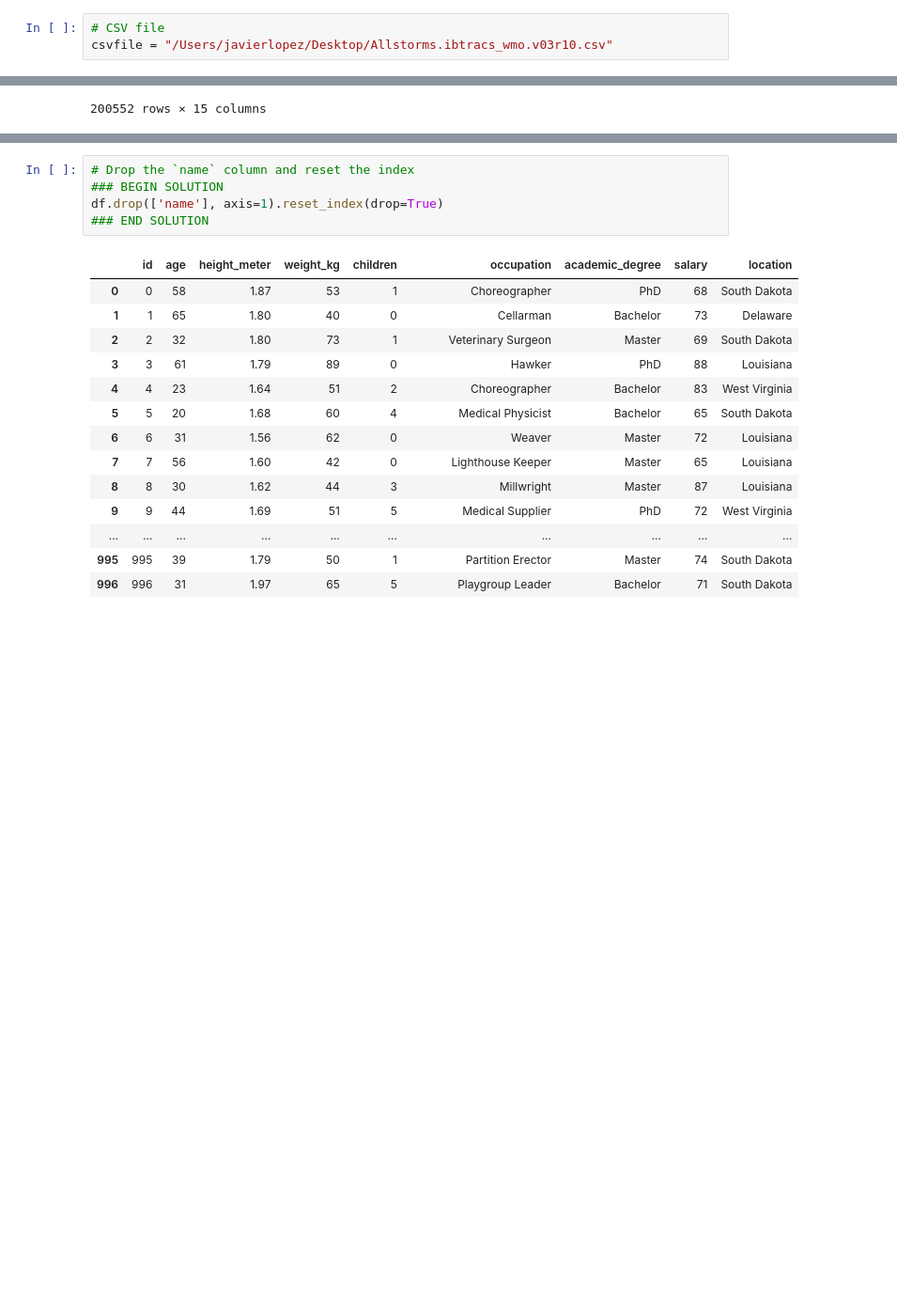
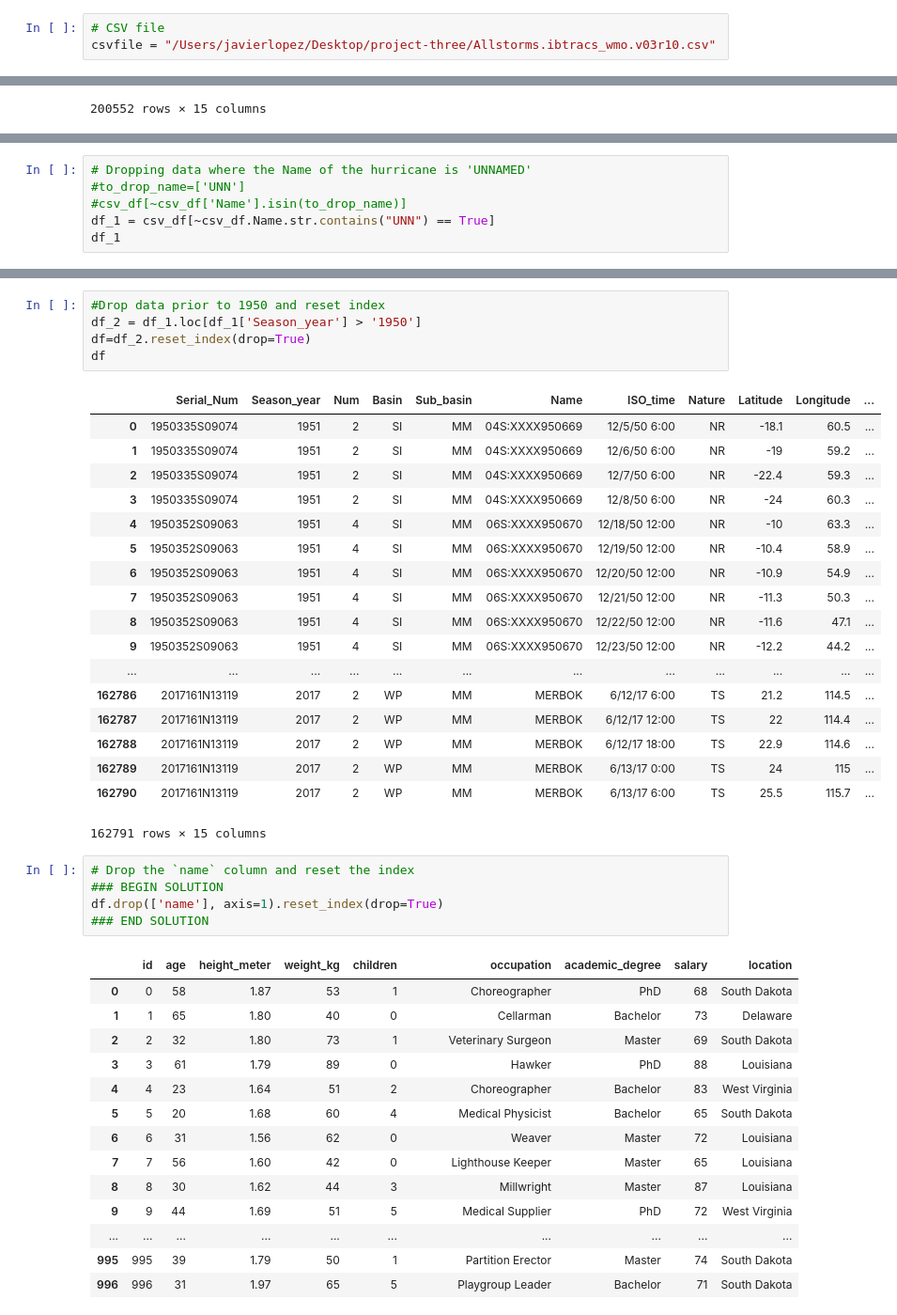
Before and after one commit to abimvas/project-three, a Jupyter notebook: Hurricane Data to SQL.ipynb, the cells around one changed output, grey strips where cells are left out. Shown: that part at 94% size. Drawn from its saved outputs; the diff is of its cells as text; blank space fills up the shorter version.

Commit message:
Update
just an update on data cleaning prior to sql

```diff
--- a/Hurricane Data to SQL.ipynb
+++ b/Hurricane Data to SQL.ipynb
@@ -5,7 +5,7 @@ import regex
 import os
 # %%
 # CSV file
-csvfile = "/Users/javierlopez/Desktop/Allstorms.ibtracs_wmo.v03r10.csv"
+csvfile = "/Users/javierlopez/Desktop/project-three/Allstorms.ibtracs_wmo.v03r10.csv"
 # %%
 # Read CSV file into a pandas DataFrame and view columns
 csv_df = pd.read_csv(csvfile, dtype=object)
@@ -77,0 +33,6 @@ csv_df[~csv_df.Name.str.contains("UNN") == True]
+# %%
+# Dropping data where the Name of the hurricane is 'UNNAMED'
+#to_drop_name=['UNN']
+#csv_df[~csv_df['Name'].isin(to_drop_name)]
+df_1 = csv_df[~csv_df.Name.str.contains("UNN") == True]
+df_1
@@ -78,3 +58,27 @@ csv_df[~csv_df.Name.str.contains("UNN") == True]
+# %%
+#Drop data prior to 1950 and reset index
+df_2 = df_1.loc[df_1['Season_year'] > '1950']
+df=df_2.reset_index(drop=True)
+df
+# %% [output]
+|  | Serial_Num | Season_year | Num | Basin | Sub_basin | Name | ISO_time | Nature | Latitude | Longitude | ... |
+| 0 | 1950335S09074 | 1951 | 2 | SI | MM | 04S:XXXX950669 | 12/5/50 6:00 | NR | -18.1 | 60.5 | ... |
+| 1 | 1950335S09074 | 1951 | 2 | SI | MM | 04S:XXXX950669 | 12/6/50 6:00 | NR | -19 | 59.2 | ... |
+| 2 | 1950335S09074 | 1951 | 2 | SI | MM | 04S:XXXX950669 | 12/7/50 6:00 | NR | -22.4 | 59.3 | ... |
+| 3 | 1950335S09074 | 1951 | 2 | SI | MM | 04S:XXXX950669 | 12/8/50 6:00 | NR | -24 | 60.3 | ... |
+| 4 | 1950352S09063 | 1951 | 4 | SI | MM | 06S:XXXX950670 | 12/18/50 12:00 | NR | -10 | 63.3 | ... |
+| 5 | 1950352S09063 | 1951 | 4 | SI | MM | 06S:XXXX950670 | 12/19/50 12:00 | NR | -10.4 | 58.9 | ... |
+| 6 | 1950352S09063 | 1951 | 4 | SI | MM | 06S:XXXX950670 | 12/20/50 12:00 | NR | -10.9 | 54.9 | ... |
+| 7 | 1950352S09063 | 1951 | 4 | SI | MM | 06S:XXXX950670 | 12/21/50 12:00 | NR | -11.3 | 50.3 | ... |
+| 8 | 1950352S09063 | 1951 | 4 | SI | MM | 06S:XXXX950670 | 12/22/50 12:00 | NR | -11.6 | 47.1 | ... |
+| 9 | 1950352S09063 | 1951 | 4 | SI | MM | 06S:XXXX950670 | 12/23/50 12:00 | NR | -12.2 | 44.2 | ... |
+| ... | ... | ... | ... | ... | ... | ... | ... | ... | ... | ... | ... |
+| 162786 | 2017161N13119 | 2017 | 2 | WP | MM | MERBOK | 6/12/17 6:00 | TS | 21.2 | 114.5 | ... |
+| 162787 | 2017161N13119 | 2017 | 2 | WP | MM | MERBOK | 6/12/17 12:00 | TS | 22 | 114.4 | ... |
+| 162788 | 2017161N13119 | 2017 | 2 | WP | MM | MERBOK | 6/12/17 18:00 | TS | 22.9 | 114.6 | ... |
+| 162789 | 2017161N13119 | 2017 | 2 | WP | MM | MERBOK | 6/13/17 0:00 | TS | 24 | 115 | ... |
+| 162790 | 2017161N13119 | 2017 | 2 | WP | MM | MERBOK | 6/13/17 6:00 | TS | 25.5 | 115.7 | ... |
+162791 rows × 15 columns
 # %%
 # Drop the `name` column and reset the index
 ### BEGIN SOLUTION
```
Also changed, not shown: parts of 3 cells of this notebook.
